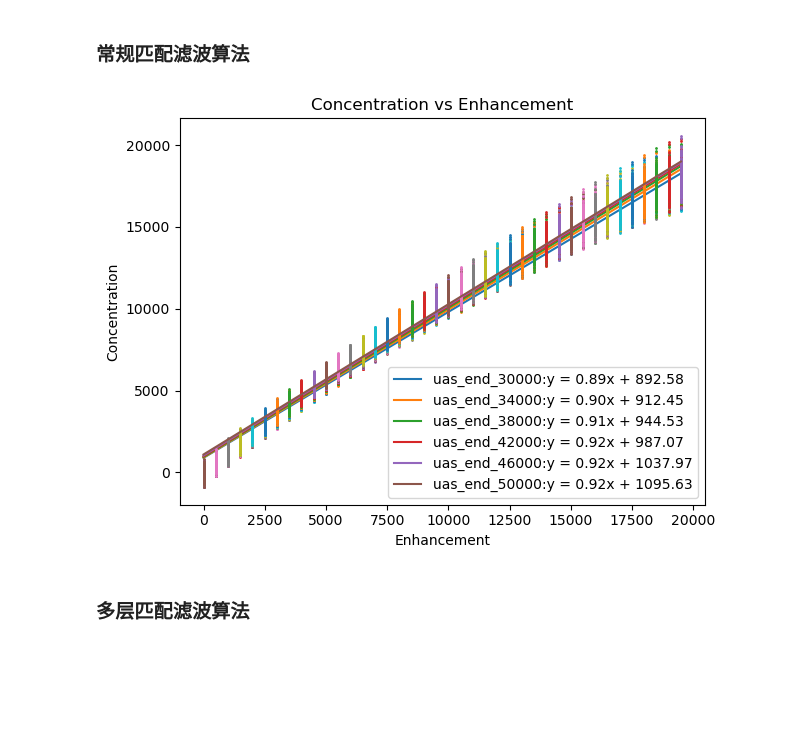
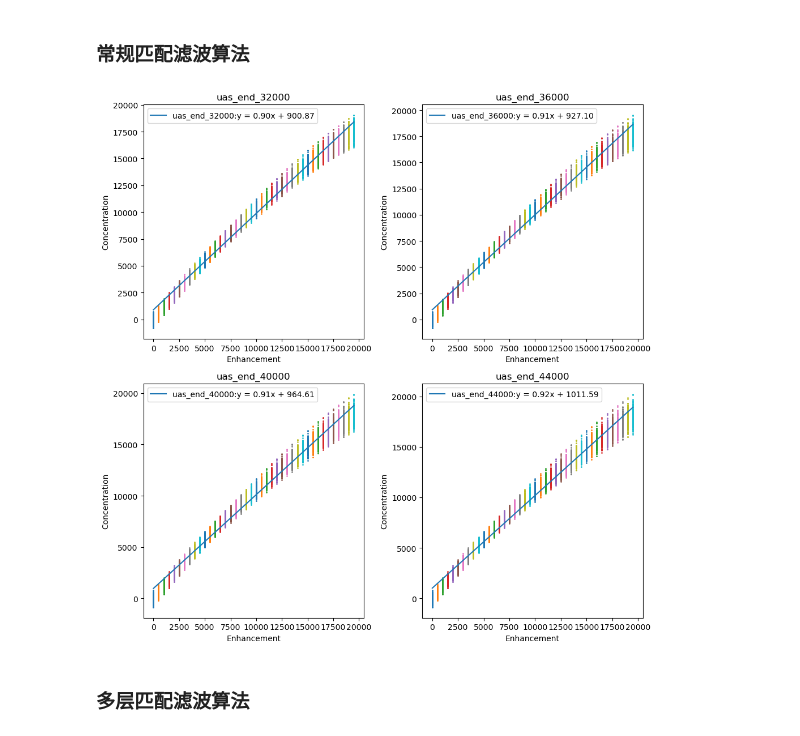
Before and after one commit to Emeric53/MF, a Jupyter notebook: MatchedFilter/algorithm_modification.ipynb, the cells around one changed output. Drawn from its saved outputs; the diff is of its cells as text; code cells hidden in the pictures; blank space fills up the shorter version.

```diff
--- a/MatchedFilter/algorithm_modification.ipynb
+++ b/MatchedFilter/algorithm_modification.ipynb
@@ -722,42 +619,42 @@ resultlist1,resultlist2 = imagelevel_test2_12()
 # %%
 def imagelevel_test2_3():
     """
     测试随机 2% 像素的统一浓度的甲烷浓度增强反演结果，
     背景光谱未知，使用不同的匹配滤波算法或者参数,并绘制浓度曲线图和bias曲线图
     使用不同的单位吸收光谱
     """
     # 读取 AHSI 单位吸收谱
-    fig,ax = plt.subplots()
-    for end in range(30000,52000,4000):
+    fig,axes = plt.subplots(2,2,figsize=(10,10))
+    axf = axes.flatten()
+    axindex = 0
+    for end in range(32000,45000,4000):
+        ax = axf[axindex]
         # 读取单位吸收光谱
         uas_filepath = f"C:\\Users\\RS\\VSCode\\matchedfiltermethod\\MyData\\uas\\AHSI_UAS_end_{end}.txt"
         _,uas = nf.open_unit_absorption_spectrum(uas_filepath,2150,2500)
 
         enhancements = np.arange(0,20000,500)
         resultlist = []
         for enhancement in enhancements:
             simulated_image,enhanced_mask,unenhanced_mask = enhancement_2perc(enhancement)
             result = mf.matched_filter(simulated_image, uas, iterate = False, albedoadjust=False, sparsity= False)
-
             enhanced = result[enhanced_mask]
             unenhanced = result[unenhanced_mask]
             resultlist.append(np.mean(enhanced))
-
             ax.plot(enhancement*np.ones(len(enhanced)), enhanced, marker='o', markersize = 1, linestyle='None')
         polyfit_plot(enhancements,resultlist,ax,f"uas_end_{end}")
 
-    ax.set_xlabel("Enhancement")
-    ax.set_ylabel("Concentration")
-    ax.set_title("matched filter")
-    ax.legend()
+        set_plot_details(ax, f"uas_end_{end}", "Enhancement", "Concentration")
+        axindex += 1
 
     plt.tight_layout()
     plt.show()
+
     return resultlist
 
 resultlist = imagelevel_test2_3()
 # %% [output]
-[figure, old version]
+[figure, new version]
 # %% [markdown]
 ### 多层匹配滤波算法
 # %%
```
Also changed, not shown: parts of 16 cells of this notebook.
